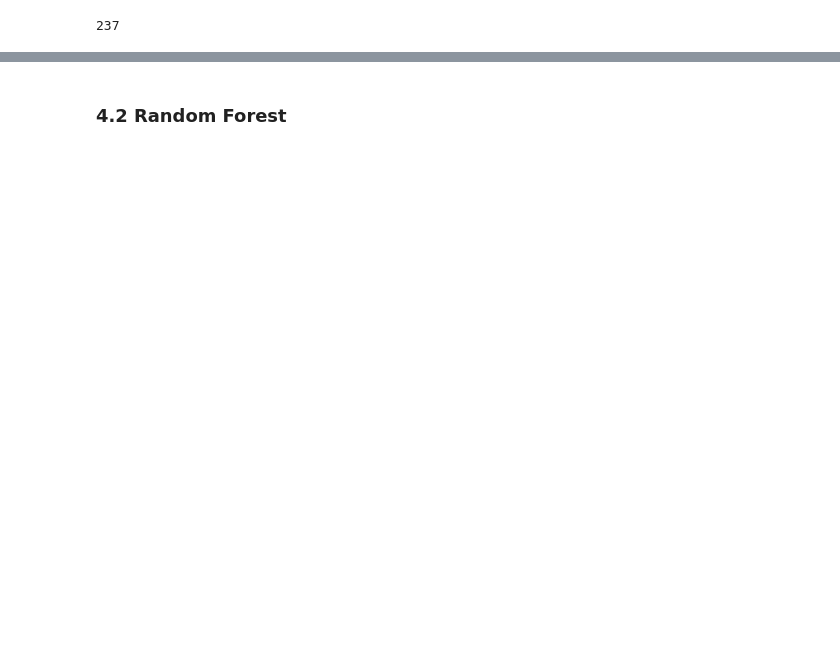
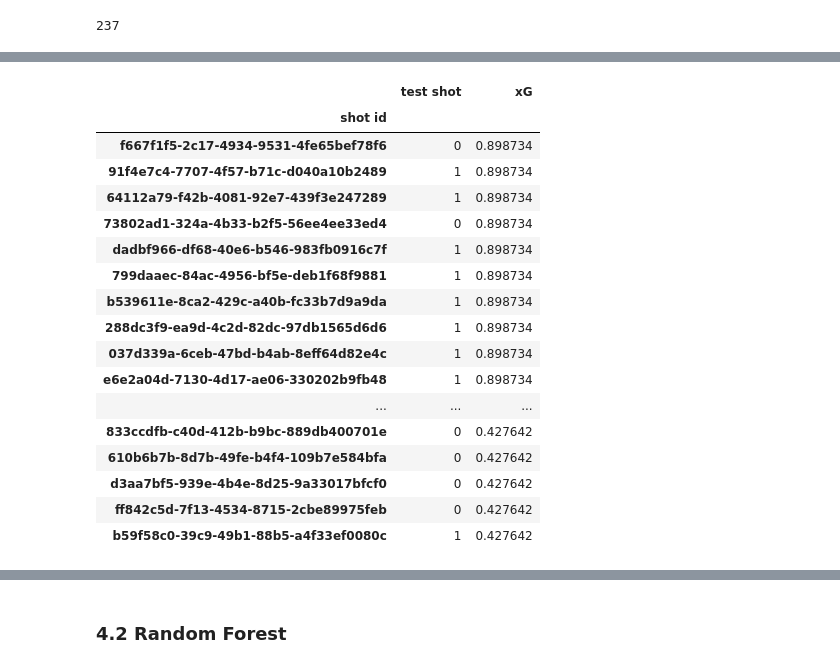
Before and after one commit to RobBlumberg/xg_model, a Jupyter notebook: src/xg_model.ipynb, the cells around one changed output, grey strips where cells are left out. Saved outputs shown, nothing was run; the diff lists cells and outputs as text; code cells hidden in the pictures; blank space fills up the shorter version.

```diff
--- a/src/xg_model.ipynb
+++ b/src/xg_model.ipynb
@@ -812,0 +770,24 @@ graph
+# %%
+xg_df = pd.DataFrame({"test shot" : y_test,
+                      "xG" : goal_probabilities})
+xg_sorted = xg_df.sort_values("xG", ascending=False)
+xg_sorted.head(40)
+# %% [output]
+|  | test shot | xG |
+| shot id |  |  |
+| f667f1f5-2c17-4934-9531-4fe65bef78f6 | 0 | 0.898734 |
+| 91f4e7c4-7707-4f57-b71c-d040a10b2489 | 1 | 0.898734 |
+| 64112a79-f42b-4081-92e7-439f3e247289 | 1 | 0.898734 |
+| 73802ad1-324a-4b33-b2f5-56ee4ee33ed4 | 0 | 0.898734 |
+| dadbf966-df68-40e6-b546-983fb0916c7f | 1 | 0.898734 |
+| 799daaec-84ac-4956-bf5e-deb1f68f9881 | 1 | 0.898734 |
+| b539611e-8ca2-429c-a40b-fc33b7d9a9da | 1 | 0.898734 |
+| 288dc3f9-ea9d-4c2d-82dc-97db1565d6d6 | 1 | 0.898734 |
+| 037d339a-6ceb-47bd-b4ab-8eff64d82e4c | 1 | 0.898734 |
+| e6e2a04d-7130-4d17-ae06-330202b9fb48 | 1 | 0.898734 |
+| ... | ... | ... |
+| 833ccdfb-c40d-412b-b9bc-889db400701e | 0 | 0.427642 |
+| 610b6b7b-8d7b-49fe-b4f4-109b7e584bfa | 0 | 0.427642 |
+| d3aa7bf5-939e-4b4e-8d25-9a33017bfcf0 | 0 | 0.427642 |
+| ff842c5d-7f13-4534-8715-2cbe89975feb | 0 | 0.427642 |
+| b59f58c0-39c9-49b1-88b5-a4f33ef0080c | 1 | 0.427642 |
```
Also changed, not shown: parts of 15 cells of this notebook.
